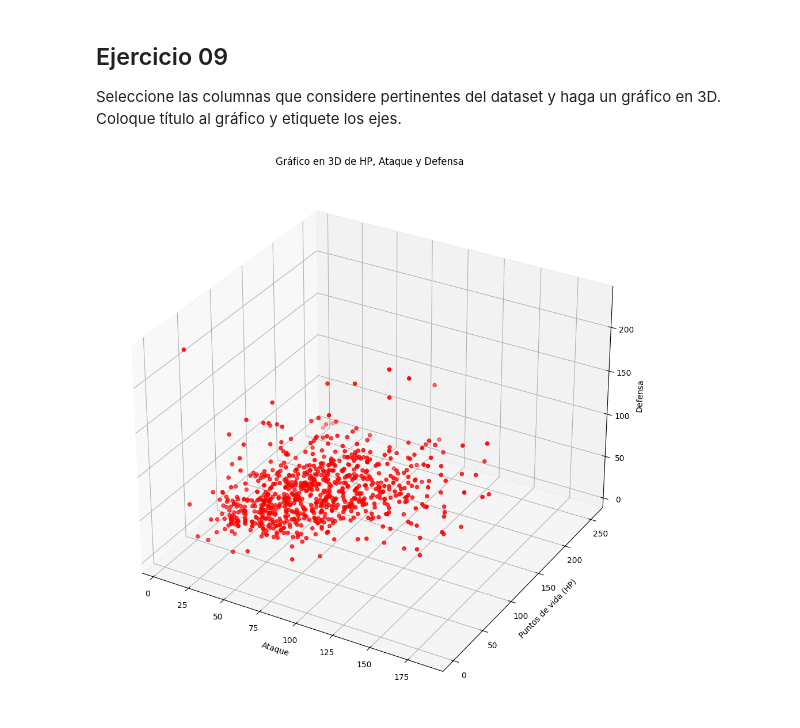
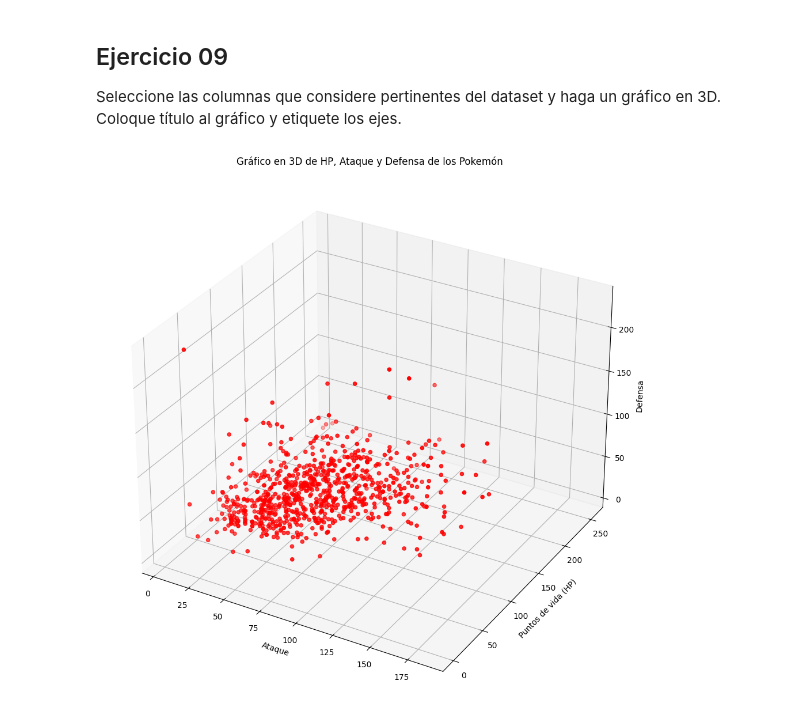
Before and after one commit to spalominor/programacionparaingenieria, a Jupyter notebook: SI04_PALOMINOs_v20240502.ipynb, the cells around one changed output. Cells and saved outputs as stored; diff of their text form; code cells hidden in the pictures.

Commit message:
Taller evaluativo 5. MatPlotLib Python. Samuel Palomino. 02/05/2024

```diff
--- a/SI04_PALOMINOs_v20240502.ipynb
+++ b/SI04_PALOMINOs_v20240502.ipynb
@@ -557,32 +557,32 @@ Seleccione las columnas que considere pertinentes del dataset y haga un gráfico
 from mpl_toolkits.mplot3d import Axes3D
 
 # Seleccionar las columnas pertinentes del DataFrame
 columnas_pertinentes = ['hp', 'attack', 'defense']
 
 # Obtener los datos para las columnas seleccionadas
 datos_seleccionados = df_pokemon[columnas_pertinentes]
 
 # Crear una figura y un espacio tridimensional
 fig = plt.figure(figsize=(12, 18))
 ax = fig.add_subplot(111, projection='3d')
 
 # Obtener valores para cada eje
 x = datos_seleccionados['attack']
 y = datos_seleccionados['hp']
 z = datos_seleccionados['defense']
 
 # Graficar los puntos en 3D
 ax.scatter(x, y, z, c='r', marker='o')
 
 # Etiquetar los ejes
 ax.set_xlabel('Ataque')
 ax.set_ylabel('Puntos de vida (HP)')
 ax.set_zlabel('Defensa')
 
 # Título del gráfico
-plt.title('Gráfico en 3D de HP, Ataque y Defensa')
+plt.title('Gráfico en 3D de HP, Ataque y Defensa de los Pokemón')
 
 # Mostrar el gráfico
 plt.show()
 # %% [output]
-[figure, old version]
+[figure, new version]
```
Also changed, not shown: parts of 1 cell of this notebook.
